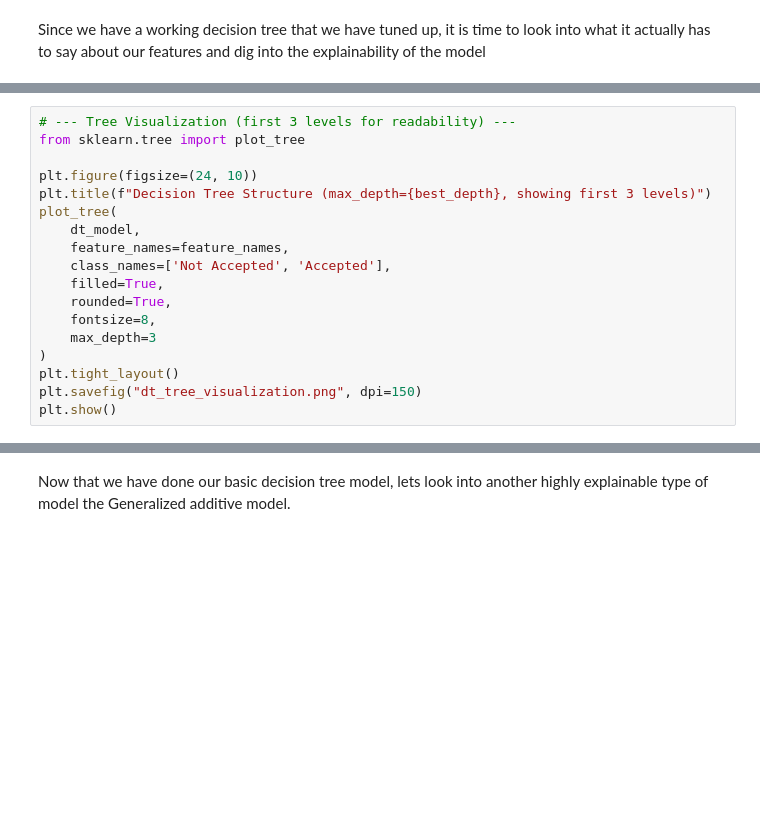
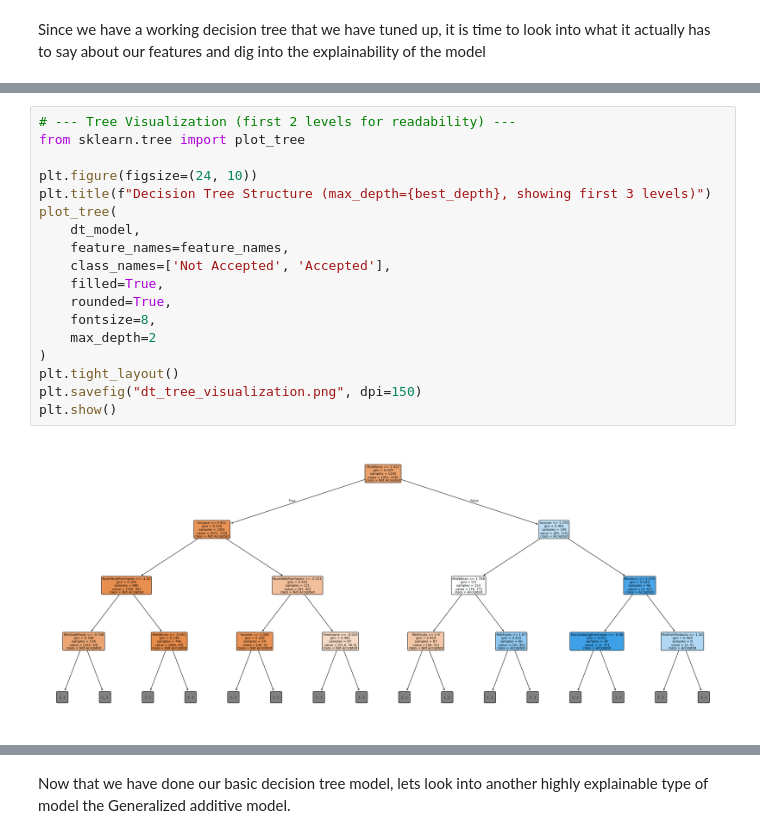
Before and after one commit to shankswhite/ML6140, a Jupyter notebook: HighExplainability.ipynb, the cells around one changed output, grey strips where cells are left out. Cells and saved outputs as stored; diff of their text form; blank space fills up the shorter version.

```diff
--- a/HighExplainability.ipynb
+++ b/HighExplainability.ipynb
@@ -277,21 +404,23 @@ for feat, imp in zip(sorted_features[:10], sorted_importances[:10]):
 # %%
-# --- Tree Visualization (first 3 levels for readability) ---
+# --- Tree Visualization (first 2 levels for readability) ---
 from sklearn.tree import plot_tree
 
 plt.figure(figsize=(24, 10))
 plt.title(f"Decision Tree Structure (max_depth={best_depth}, showing first 3 levels)")
 plot_tree(
     dt_model,
     feature_names=feature_names,
     class_names=['Not Accepted', 'Accepted'],
     filled=True,
     rounded=True,
     fontsize=8,
-    max_depth=3
+    max_depth=2
 )
 plt.tight_layout()
 plt.savefig("dt_tree_visualization.png", dpi=150)
 plt.show()
+# %% [output]
+[figure, added]
 # %%
 # --- Level-by-Level Analysis ---
 from sklearn.tree import _tree
```
Also changed, not shown: parts of 24 cells of this notebook.
